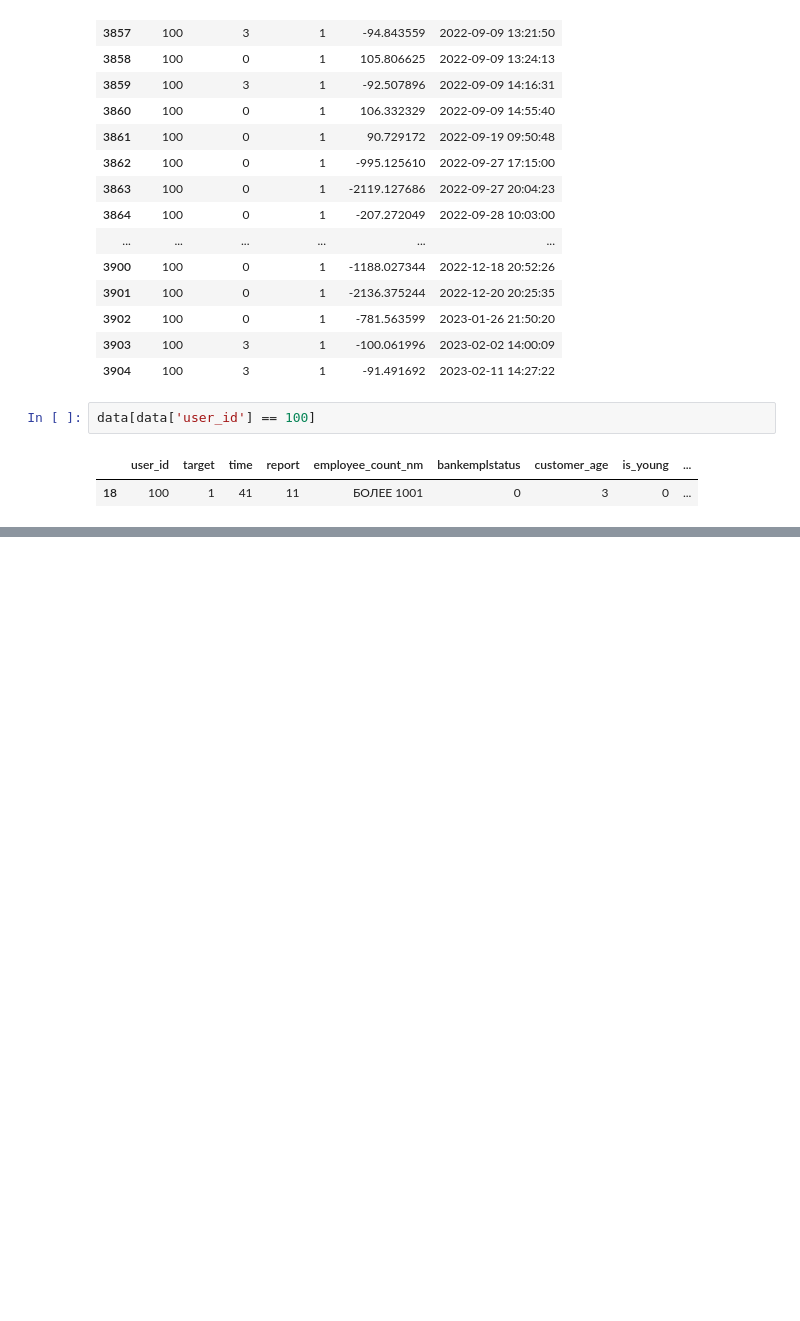
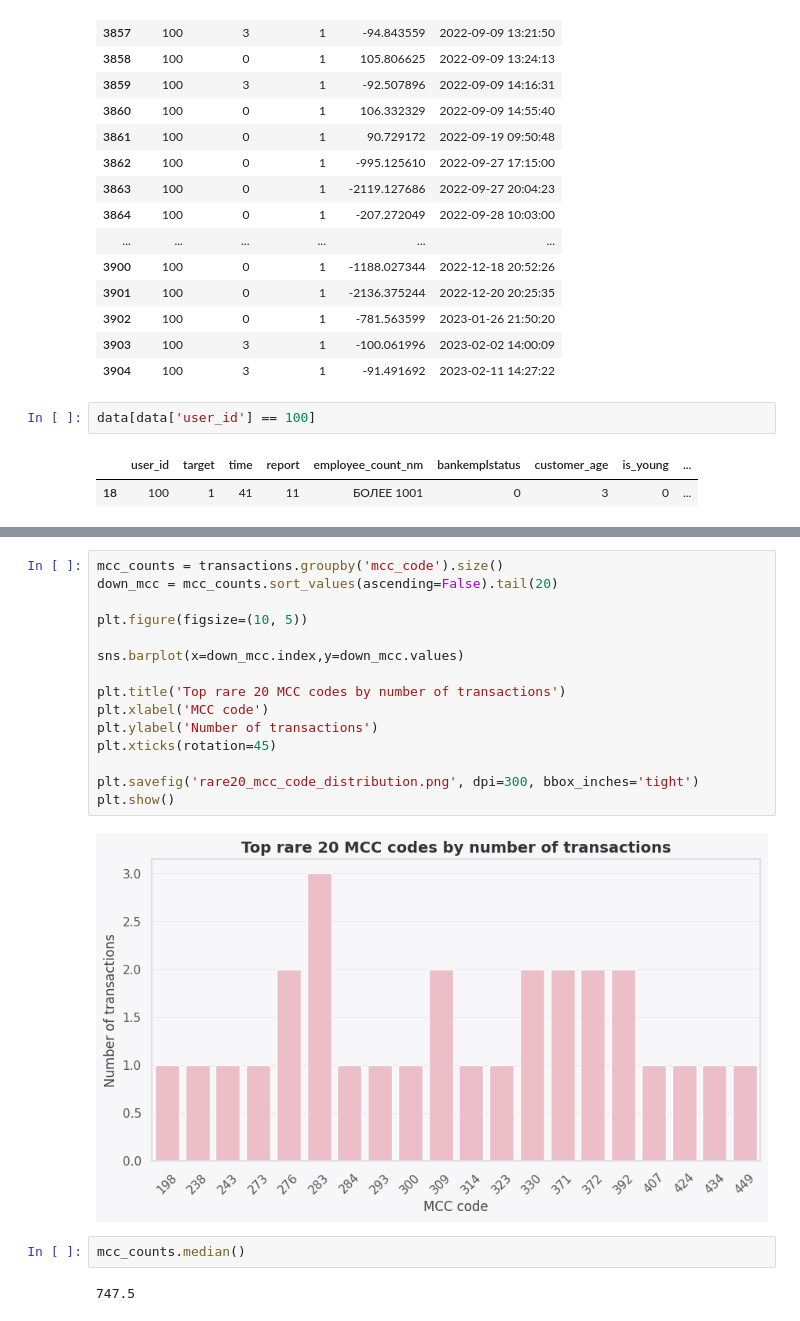
Before and after one commit to Lunalykaya/customer-churn-prediction, a Jupyter notebook: eda-churn.ipynb, the cells around one changed output, grey strips where cells are left out. Cells and saved outputs as stored; diff of their text form; blank space fills up the shorter version.

```diff
--- a/eda-churn.ipynb
+++ b/eda-churn.ipynb
@@ -1208,0 +1286,21 @@ data[data['user_id'] == 100]
+# %%
+mcc_counts = transactions.groupby('mcc_code').size()
+down_mcc = mcc_counts.sort_values(ascending=False).tail(20)
+
+plt.figure(figsize=(10, 5))
+
+sns.barplot(x=down_mcc.index,y=down_mcc.values)
+
+plt.title('Top rare 20 MCC codes by number of transactions')
+plt.xlabel('MCC code')
+plt.ylabel('Number of transactions')
+plt.xticks(rotation=45)
+
+plt.savefig('rare20_mcc_code_distribution.png', dpi=300, bbox_inches='tight')
+plt.show()
+# %% [output]
+[figure, added]
+# %%
+mcc_counts.median()
+# %% [output]
+747.5
```
Also changed, not shown: parts of 9 cells of this notebook.
